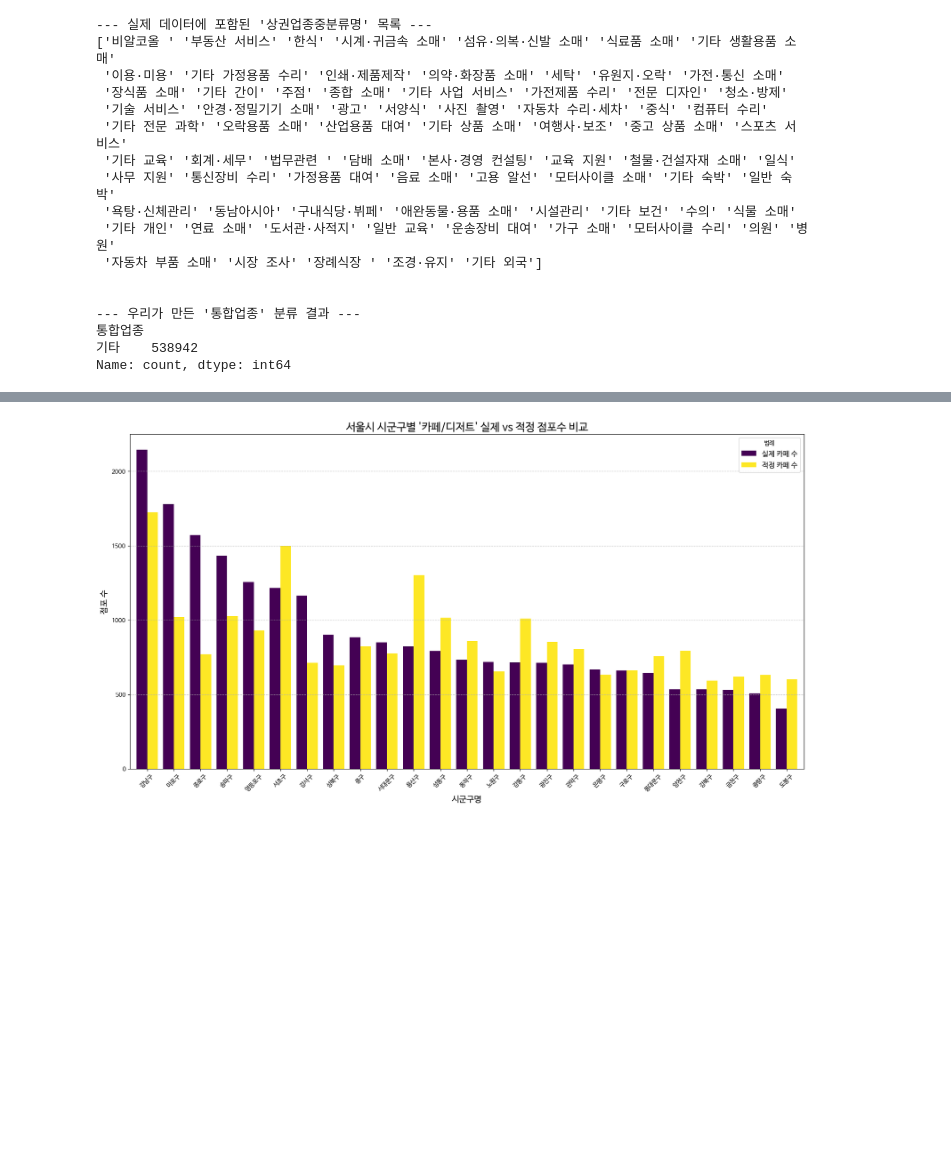
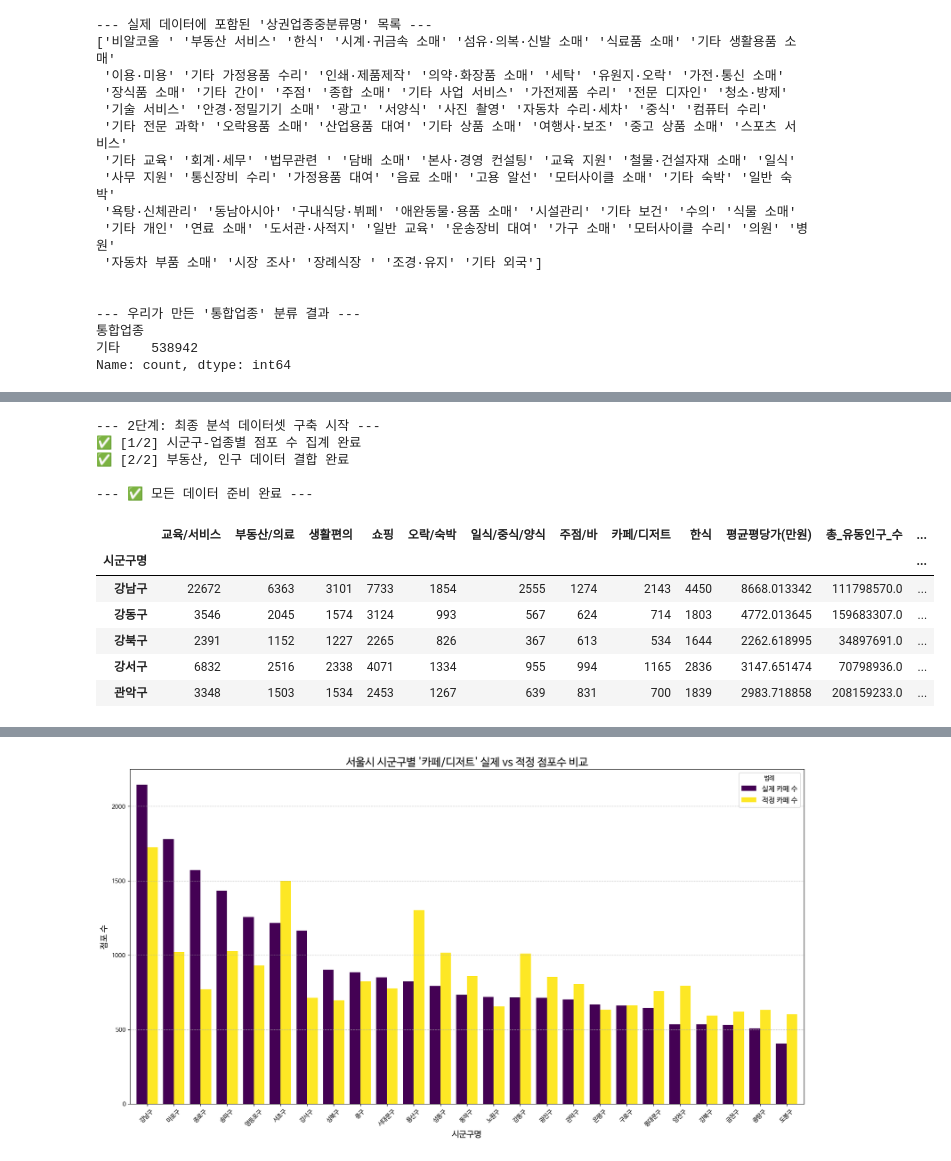
Before and after one commit to Sjoneon/Bigdata2, a Jupyter notebook: LastRealBigData.ipynb, the cells around one changed output, grey strips where cells are left out. Drawn from its saved outputs; the diff is of its cells as text; code cells hidden in the pictures; blank space fills up the shorter version.

```diff
--- a/LastRealBigData.ipynb
+++ b/LastRealBigData.ipynb
@@ -357,0 +219,59 @@ print("✅ 모델링을 위한 모든 데이터 준비 완료")
+# %%
+#
+# 셀 5: 최종 분석 데이터셋 구축
+#
+print("--- 2단계: 최종 분석 데이터셋 구축 시작 ---")
+
+# 1. 시군구별, 통합업종별 점포 수 계산
+store_counts_by_category = df_stores_geocoded.groupby(['시군구명_right', '통합업종']).size()
+df_final = store_counts_by_category.unstack().fillna(0).astype(int)
+df_final.index.name = '시군구명'
+print("✅ [1/2] 시군구-업종별 점포 수 집계 완료")
+
+# 2. 입력 변수(Feature) 결합
+seoul_gu_list = df_final.index.tolist()
+# 부동산
+if 'df_realty' in locals() and df_realty is not None:
+    df_realty_cleaned = df_realty.dropna(subset=['건물면적(㎡)', '물건금액(만원)'])
+    df_realty_cleaned = df_realty_cleaned[df_realty_cleaned['건물면적(㎡)'] > 0]
+    df_realty_cleaned['평당가격'] = df_realty_cleaned['물건금액(만원)'] / (df_realty_cleaned['건물면적(㎡)'] / 3.3)
+    realty_price = df_realty_cleaned.groupby('자치구명')['평당가격'].mean().reset_index(name='평균평당가(만원)')
+    realty_price.rename(columns={'자치구명': '시군구명'}, inplace=True)
+    df_final = pd.merge(df_final.reset_index(), realty_price, on='시군구명', how='left').set_index('시군구명')
+
+# 유동인구 및 상주인구
+def get_gu_from_sanggwon(name, gu_list):
+    for gu in gu_list:
+        if gu in name: return gu
+    return None
+if 'df_sanggwon_pop' in locals() and df_sanggwon_pop is not None:
+    df_sanggwon_pop['시군구명'] = df_sanggwon_pop['상권_코드_명'].apply(lambda x: get_gu_from_sanggwon(x, seoul_gu_list))
+    sanggwon_pop_agg = df_sanggwon_pop.groupby('시군구명')['총_유동인구_수'].sum().reset_index()
+    df_final = pd.merge(df_final.reset_index(), sanggwon_pop_agg, on='시군구명', how='left').set_index('시군구명')
+if 'df_sanggwon_resident' in locals() and df_sanggwon_resident is not None:
+    df_sanggwon_resident['시군구명'] = df_sanggwon_resident['상권_코드_명'].apply(lambda x: get_gu_from_sanggwon(x, seoul_gu_list))
+    sanggwon_resident_agg = df_sanggwon_resident.groupby('시군구명')['총_상주인구_수'].sum().reset_index()
+    df_final = pd.merge(df_final.reset_index(), sanggwon_resident_agg, on='시군구명', how='left').set_index('시군구명')
+
+df_final.fillna(0, inplace=True)
+print("✅ [2/2] 부동산, 인구 데이터 결합 완료")
+
+# --- 최종 정리 ---
+if '기타' in df_final.columns:
+    df_final = df_final.drop(columns=['기타'])
+
+print("\n--- ✅ 모든 데이터 준비 완료 ---")
+display(df_final.head())
+# %% [output]
+--- 2단계: 최종 분석 데이터셋 구축 시작 ---
+✅ [1/2] 시군구-업종별 점포 수 집계 완료
+✅ [2/2] 부동산, 인구 데이터 결합 완료
+
+--- ✅ 모든 데이터 준비 완료 ---
+|  | 교육/서비스 | 부동산/의료 | 생활편의 | 쇼핑 | 오락/숙박 | 일식/중식/양식 | 주점/바 | 카페/디저트 | 한식 | 평균평당가(만원) | 총_유동인구_수 | ... |
+| 시군구명 |  |  |  |  |  |  |  |  |  |  |  | ... |
+| 강남구 | 22672 | 6363 | 3101 | 7733 | 1854 | 2555 | 1274 | 2143 | 4450 | 8668.013342 | 111798570.0 | ... |
+| 강동구 | 3546 | 2045 | 1574 | 3124 | 993 | 567 | 624 | 714 | 1803 | 4772.013645 | 159683307.0 | ... |
+| 강북구 | 2391 | 1152 | 1227 | 2265 | 826 | 367 | 613 | 534 | 1644 | 2262.618995 | 34897691.0 | ... |
+| 강서구 | 6832 | 2516 | 2338 | 4071 | 1334 | 955 | 994 | 1165 | 2836 | 3147.651474 | 70798936.0 | ... |
+| 관악구 | 3348 | 1503 | 1534 | 2453 | 1267 | 639 | 831 | 700 | 1839 | 2983.718858 | 208159233.0 | ... |
```
Also changed, not shown: parts of 7 cells of this notebook.
